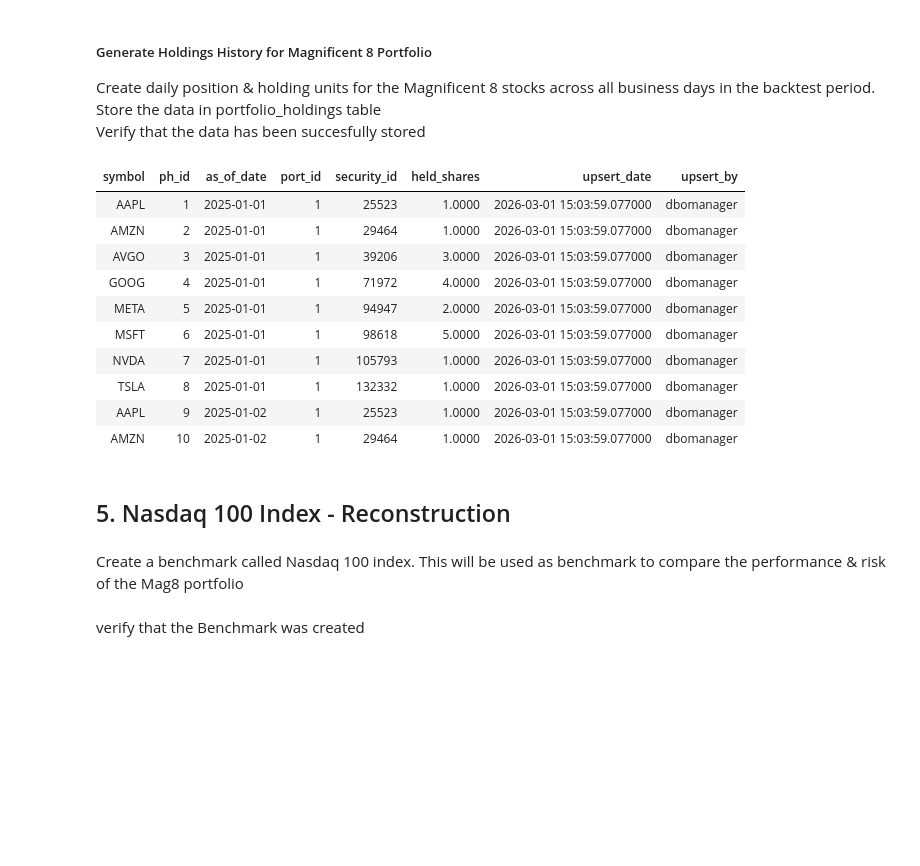
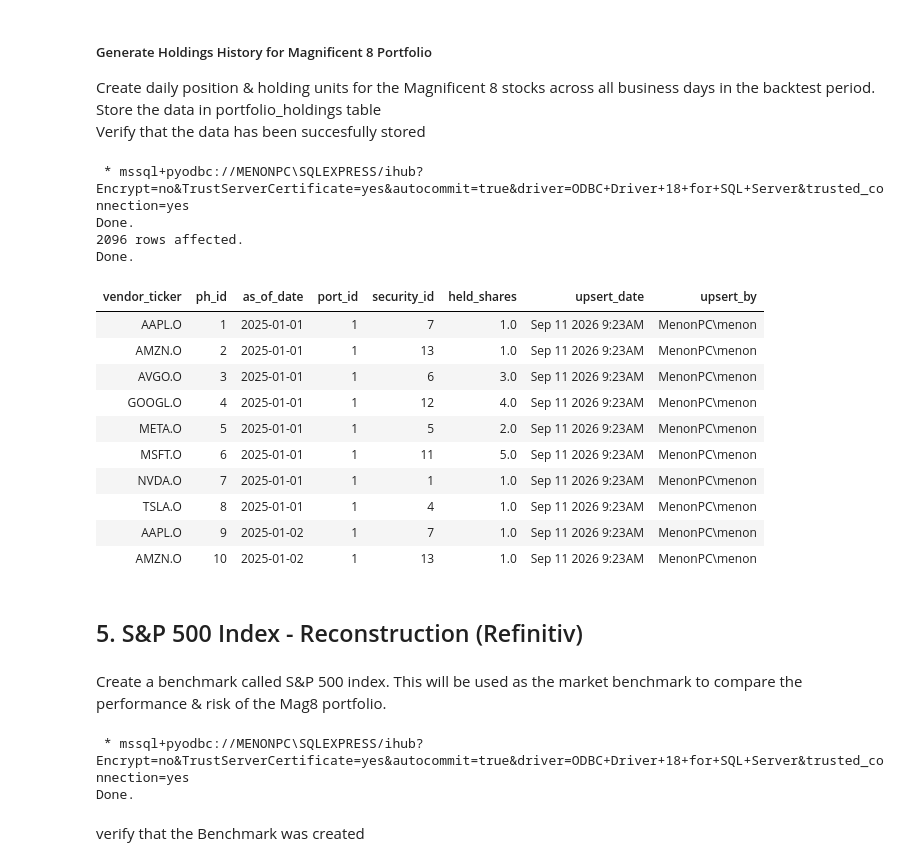
Before and after one commit to menonf/InvestmentManagement, a Jupyter notebook: toolkit/notebooks/backtest_research_demo_sp500.ipynb, the cells around one changed output. Drawn from its saved outputs; the diff is of its cells as text; code cells hidden in the pictures; blank space fills up the shorter version.

```diff
--- a/toolkit/notebooks/backtest_research_demo_sp500.ipynb
+++ b/toolkit/notebooks/backtest_research_demo_sp500.ipynb
@@ -118,9 +196,12 @@ Verify that the data has been succesfully stored
 # %%
 %%sql
 ;WITH securities AS (
-    SELECT   security_id,symbol
-    FROM    dbo.security_master
-    WHERE   symbol in ('MSFT','NVDA','TSLA','AMZN','AAPL','AVGO','GOOG','META')
+    SELECT   sm.security_id, x.vendor_ticker AS symbol
+    FROM    dbo.security_master sm
+    JOIN    dbo.security_vendor_xref x
+            ON  x.security_id = sm.security_id
+            AND x.vendor = 'Refinitiv'
+    WHERE   x.vendor_ticker in ('MSFT.O','NVDA.O','TSLA.O','AMZN.O','AAPL.O','AVGO.O','GOOGL.O','META.O')
 ),
 dates AS (
     SELECT CAST(:start_date AS DATE) dt
@@ -128,61 +209,69 @@ dates AS (
     SELECT DATEADD(DAY, 1, dt) FROM dates WHERE dt <= :end_date
 ),
 business_dates AS (
     SELECT dt FROM dates WHERE DATEPART(WEEKDAY, dt) BETWEEN 2 AND 6
 ),
 share_quantities AS (
     SELECT    security_id
             , symbol,
                CASE symbol
-                   WHEN 'MSFT' THEN 5
-                   WHEN 'GOOG' THEN 4
-                   WHEN 'AVGO' THEN 3
-                   WHEN 'META' THEN 2
+                   WHEN 'MSFT.O' THEN 5
+                   WHEN 'GOOGL.O' THEN 4
+                   WHEN 'AVGO.O' THEN 3
+                   WHEN 'META.O' THEN 2
                    ELSE 1
                END AS shares
     FROM    securities
 )
 INSERT INTO dbo.portfolio_holdings(as_of_date, port_id, security_id, held_shares, upsert_date, upsert_by)
 SELECT      bd.dt
            ,:new_port_id
            ,sq.security_id
            ,sq.shares AS held_shares
            ,GETDATE() AS upsert_date
            ,SYSTEM_USER AS upsert_by
 FROM        business_dates bd
 CROSS JOIN  share_quantities sq
 ORDER BY    bd.dt, sq.symbol
 OPTION (MAXRECURSION 32767);
 
 ----------------------------------------------------------------------------------------
-SELECT TOP 10 sm.symbol,ph.*
+SELECT TOP 10 x.vendor_ticker, ph.*
 FROM		dbo.portfolio_holdings ph
-INNER JOIN	dbo.security_master sm
-			ON  ph.security_id = sm.security_id
+INNER JOIN	dbo.security_vendor_xref x
+			ON  x.security_id = ph.security_id
+			AND x.vendor = 'Refinitiv'
 WHERE		port_id = :new_port_id
 ORDER BY	as_of_date
 # %% [output]
+ * mssql+pyodbc://MENONPC\SQLEXPRESS/ihub?Encrypt=no&TrustServerCertificate=yes&autocommit=true&driver=ODBC+Driver+18+for+SQL+Server&trusted_connection=yes
+Done.
+2096 rows affected.
+Done.
-| symbol | ph_id | as_of_date | port_id | security_id | held_shares | upsert_date | upsert_by |
-| AAPL | 1 | 2025-01-01 | 1 | 25523 | 1.0000 | 2026-03-01 15:03:59.077000 | dbomanager |
-| AMZN | 2 | 2025-01-01 | 1 | 29464 | 1.0000 | 2026-03-01 15:03:59.077000 | dbomanager |
-| AVGO | 3 | 2025-01-01 | 1 | 39206 | 3.0000 | 2026-03-01 15:03:59.077000 | dbomanager |
-| GOOG | 4 | 2025-01-01 | 1 | 71972 | 4.0000 | 2026-03-01 15:03:59.077000 | dbomanager |
-| META | 5 | 2025-01-01 | 1 | 94947 | 2.0000 | 2026-03-01 15:03:59.077000 | dbomanager |
-| MSFT | 6 | 2025-01-01 | 1 | 98618 | 5.0000 | 2026-03-01 15:03:59.077000 | dbomanager |
-| NVDA | 7 | 2025-01-01 | 1 | 105793 | 1.0000 | 2026-03-01 15:03:59.077000 | dbomanager |
-| TSLA | 8 | 2025-01-01 | 1 | 132332 | 1.0000 | 2026-03-01 15:03:59.077000 | dbomanager |
-| AAPL | 9 | 2025-01-02 | 1 | 25523 | 1.0000 | 2026-03-01 15:03:59.077000 | dbomanager |
-| AMZN | 10 | 2025-01-02 | 1 | 29464 | 1.0000 | 2026-03-01 15:03:59.077000 | dbomanager |
+| vendor_ticker | ph_id | as_of_date | port_id | security_id | held_shares | upsert_date | upsert_by |
+| AAPL.O | 1 | 2025-01-01 | 1 | 7 | 1.0 | Sep 11 2026 9:23AM | MenonPC\menon |
+| AMZN.O | 2 | 2025-01-01 | 1 | 13 | 1.0 | Sep 11 2026 9:23AM | MenonPC\menon |
+| AVGO.O | 3 | 2025-01-01 | 1 | 6 | 3.0 | Sep 11 2026 9:23AM | MenonPC\menon |
+| GOOGL.O | 4 | 2025-01-01 | 1 | 12 | 4.0 | Sep 11 2026 9:23AM | MenonPC\menon |
+| META.O | 5 | 2025-01-01 | 1 | 5 | 2.0 | Sep 11 2026 9:23AM | MenonPC\menon |
+| MSFT.O | 6 | 2025-01-01 | 1 | 11 | 5.0 | Sep 11 2026 9:23AM | MenonPC\menon |
+| NVDA.O | 7 | 2025-01-01 | 1 | 1 | 1.0 | Sep 11 2026 9:23AM | MenonPC\menon |
+| TSLA.O | 8 | 2025-01-01 | 1 | 4 | 1.0 | Sep 11 2026 9:23AM | MenonPC\menon |
+| AAPL.O | 9 | 2025-01-02 | 1 | 7 | 1.0 | Sep 11 2026 9:23AM | MenonPC\menon |
+| AMZN.O | 10 | 2025-01-02 | 1 | 13 | 1.0 | Sep 11 2026 9:23AM | MenonPC\menon |
 # %% [markdown]
-## 5. Nasdaq 100 Index - Reconstruction
+## 5. S&P 500 Index - Reconstruction (Refinitiv)
 # %% [markdown]
-Create a benchmark called Nasdaq 100 index. This will be used as benchmark to compare the performance & risk of the Mag8 portfolio
+Create a benchmark called S&P 500 index. This will be used as the market benchmark to compare the performance & risk of the Mag8 portfolio.
 # %%
 result = %sql INSERT INTO [dbo].[portfolio] (portfolio_short_name, portfolio_name, portfolio_type, is_active) \
          OUTPUT INSERTED.port_id \
-         VALUES ('Nasdaq100', 'Nasdaq 100 Reconstructed', 'Benchmark', 1);
+         VALUES ('SP500', 'S&P 500 Reconstructed', 'Benchmark', 1);
 
 new_port_id = result[0][0]
+# %% [output]
+ * mssql+pyodbc://MENONPC\SQLEXPRESS/ihub?Encrypt=no&TrustServerCertificate=yes&autocommit=true&driver=ODBC+Driver+18+for+SQL+Server&trusted_connection=yes
+Done.
 # %% [markdown]
 verify that the Benchmark was created
 # %%
```
Also changed, not shown: parts of 44 cells of this notebook, 6 other files.
